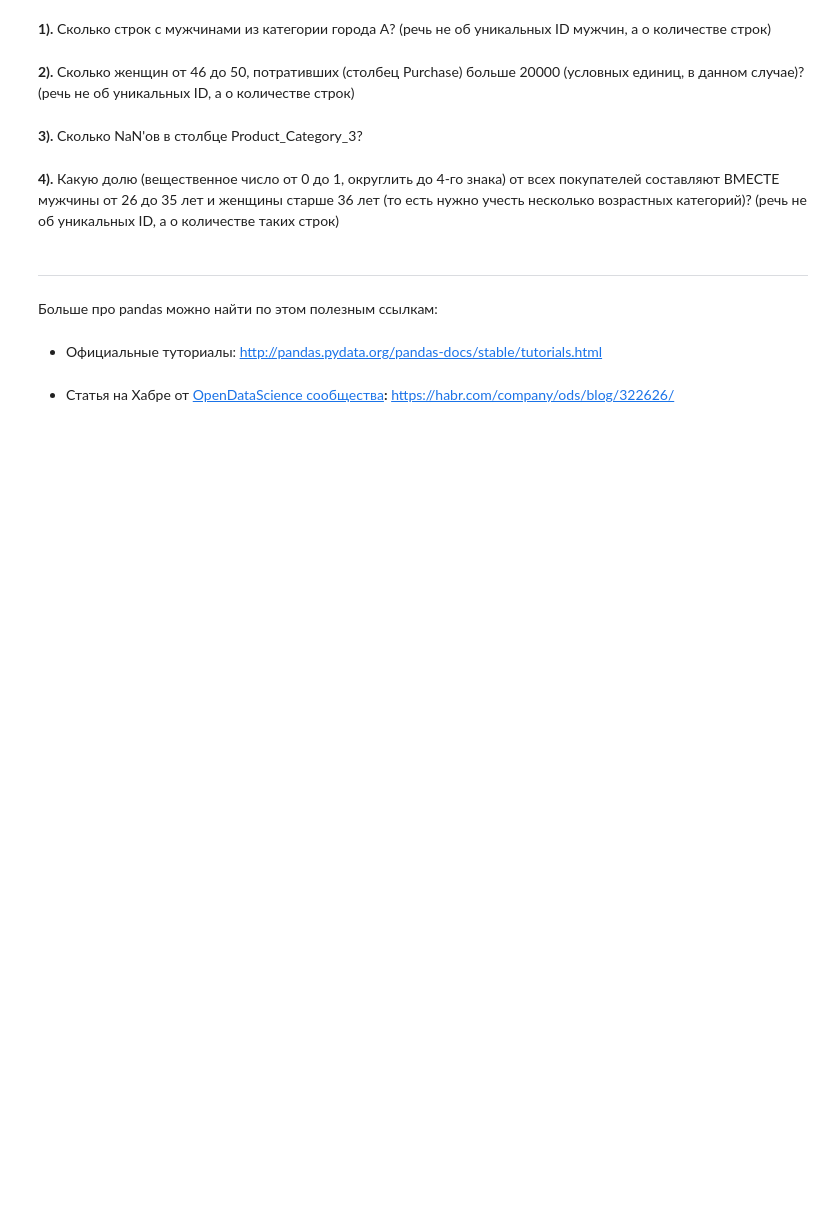
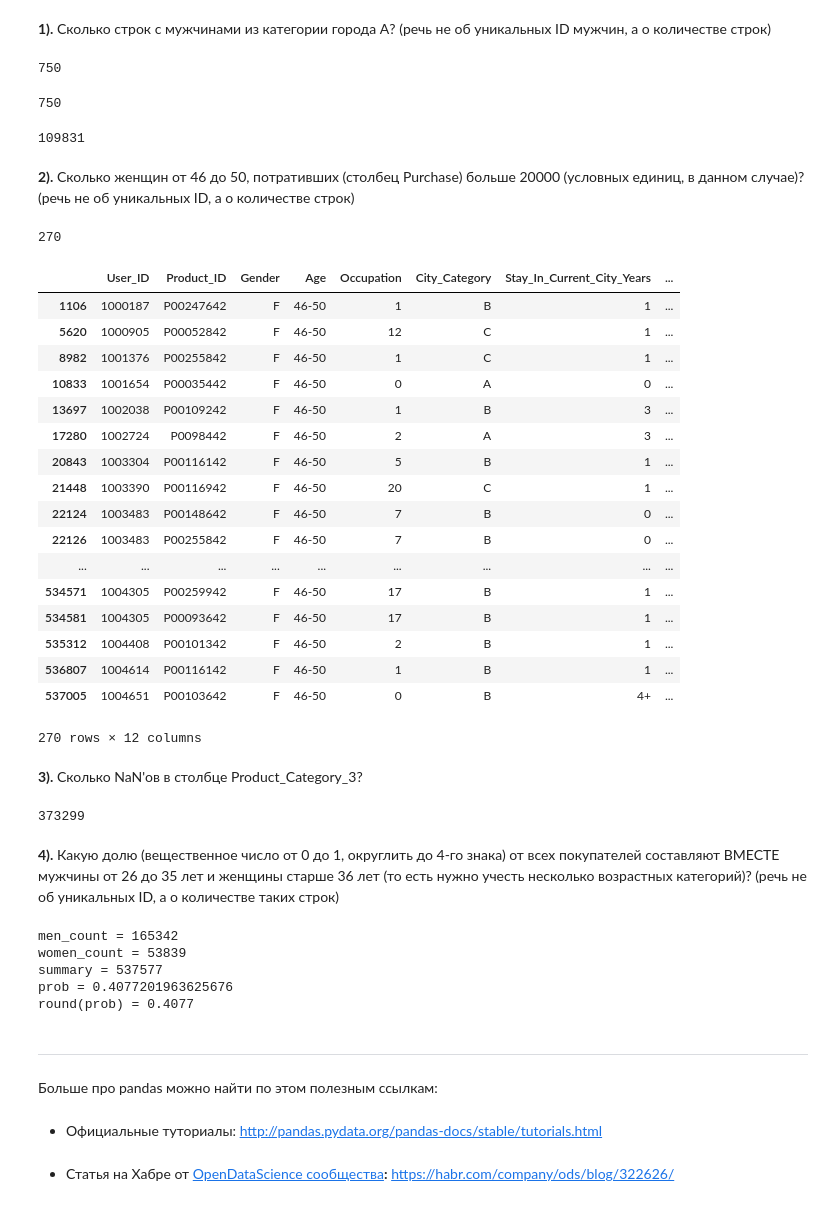
Before and after one commit to LinarKulinar/dl_mipt, a Jupyter notebook: week4/homework/[homework,prodv]pandas.ipynb, the cells around one changed output. Cells and saved outputs as stored; diff of their text form; code cells hidden in the pictures; blank space fills up the shorter version.

```diff
--- a/week4/homework/[homework,prodv]pandas.ipynb
+++ b/week4/homework/[homework,prodv]pandas.ipynb
@@ -63,14 +88,58 @@ pandas.core.frame.DataFrame
 # %% [markdown]
 **1).** Сколько строк с мужчинами из категории города A? (речь не об уникальных ID мужчин, а о количестве строк)
+# %%
+# Число уникальных мужиков из A
+arr = data[(data.City_Category == 'A') & (data.Gender == 'M')]['User_ID'].values
+len(np.unique(arr))
+# %% [output]
+750
+# %%
+# Число уникальных мужиков из A
+data[(data.City_Category == 'A') & (data.Gender == 'M')]['User_ID'].unique().shape[0]
+# %% [output]
+750
 # %%
 # Ваш код здесь
+len(data[(data.City_Category == 'A') & (data.Gender == 'M')])
+# %% [output]
+109831
 # %% [markdown]
 **2).** Сколько женщин от 46 до 50, потративших (столбец Purchase) больше 20000 (условных единиц, в данном случае)?   (речь не об уникальных ID, а о количестве строк)
+# %%
+# Ваш код здесь
+len(data[(data.Purchase > 20000) & (data.Age == '46-50') & (data.Gender == 'F')].iloc[:,0])
+# %% [output]
+270
 # %%
 # Ваш код здесь
+data.query('Purchase > 20000 & Age == "46-50" & Gender == "F"')
+# %% [output]
+|  | User_ID | Product_ID | Gender | Age | Occupation | City_Category | Stay_In_Current_City_Years | ... |
+| 1106 | 1000187 | P00247642 | F | 46-50 | 1 | B | 1 | ... |
+| 5620 | 1000905 | P00052842 | F | 46-50 | 12 | C | 1 | ... |
+| 8982 | 1001376 | P00255842 | F | 46-50 | 1 | C | 1 | ... |
+| 10833 | 1001654 | P00035442 | F | 46-50 | 0 | A | 0 | ... |
+| 13697 | 1002038 | P00109242 | F | 46-50 | 1 | B | 3 | ... |
+| 17280 | 1002724 | P0098442 | F | 46-50 | 2 | A | 3 | ... |
+| 20843 | 1003304 | P00116142 | F | 46-50 | 5 | B | 1 | ... |
+| 21448 | 1003390 | P00116942 | F | 46-50 | 20 | C | 1 | ... |
+| 22124 | 1003483 | P00148642 | F | 46-50 | 7 | B | 0 | ... |
+| 22126 | 1003483 | P00255842 | F | 46-50 | 7 | B | 0 | ... |
+| ... | ... | ... | ... | ... | ... | ... | ... | ... |
+| 534571 | 1004305 | P00259942 | F | 46-50 | 17 | B | 1 | ... |
+| 534581 | 1004305 | P00093642 | F | 46-50 | 17 | B | 1 | ... |
+| 535312 | 1004408 | P00101342 | F | 46-50 | 2 | B | 1 | ... |
+| 536807 | 1004614 | P00116142 | F | 46-50 | 1 | B | 1 | ... |
+| 537005 | 1004651 | P00103642 | F | 46-50 | 0 | B | 4+ | ... |
+270 rows × 12 columns
 # %% [markdown]
 **3).** Сколько NaN'ов в столбце Product_Category_3?
 # %%
 # Ваш код здесь
+categ_3 = data.Product_Category_3
+
+pd.isna(categ_3).sum()
+# %% [output]
+373299
 # %% [markdown]
 **4).** Какую долю (вещественное число от 0 до 1, округлить до 4-го знака) от всех покупателей составляют ВМЕСТЕ мужчины от 26 до 35 лет и женщины старше 36 лет (то есть нужно учесть несколько возрастных категорий)? (речь не об уникальных ID, а о количестве таких строк)
@@ -79,3 +146,26 @@ pandas.core.frame.DataFrame
+# %%
+# Ваш код здесь
+men_count = data.query('Gender == "M" & Age == "26-35"')
+women_count = data[(data.Gender == 'F') & (data.Age >'36')]
+summary = data.iloc[:,0].count()
+
+men_count = men_count.iloc[:,0].count()
+women_count = women_count.iloc[:,0].count()
+
+print("men_count =", men_count)
+print("women_count =", women_count)
+print("summary =", summary)
+
+prob = (men_count+women_count)/summary
+
+print("prob =", prob)
+print("round(prob) =", round(prob,4))
+# %% [output]
+men_count = 165342
+women_count = 53839
+summary = 537577
+prob = 0.4077201963625676
+round(prob) = 0.4077
 # %% [markdown]
 ---
 # %% [markdown]
```
Also changed, not shown: parts of 6 cells of this notebook, 2 other files.
